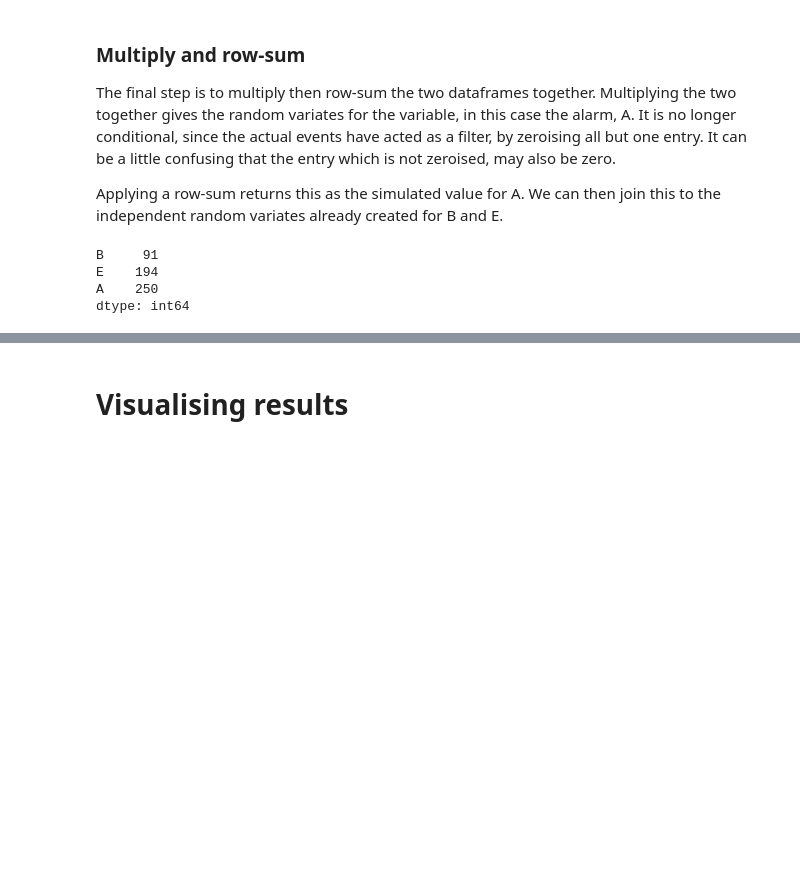
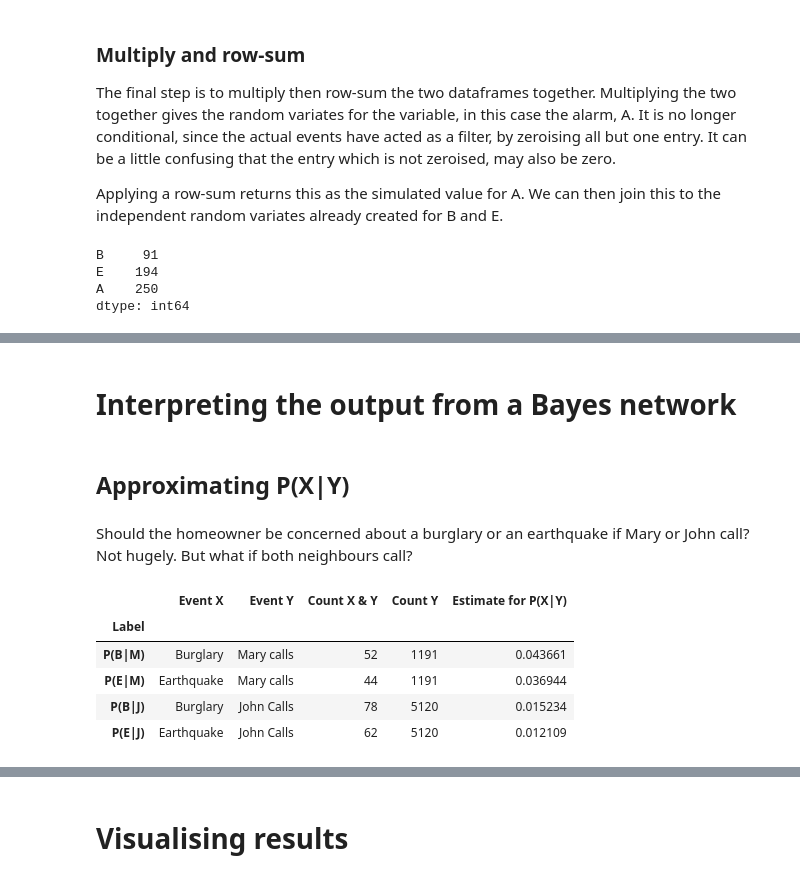
Before and after one commit to ludosil/BayesNet, a Jupyter notebook: notebooks/BayesNet.ipynb, the cells around one changed output, grey strips where cells are left out. Saved outputs shown, nothing was run; the diff lists cells and outputs as text; code cells hidden in the pictures; blank space fills up the shorter version.

```diff
--- a/notebooks/BayesNet.ipynb
+++ b/notebooks/BayesNet.ipynb
@@ -317,7 +317,7 @@ assert np.all(generate_actual_events(conditionals=[('B', 0),('E', 0)], random_va
 Now apply the same pattern as before.
 # %%
 actual_events = pd.concat([
-    pd.DataFrame({cd.conditionals: generate_actual_events(cd.conditionals, random_variates)}) for cd in conditional_distributions[var]
+    pd.DataFrame({str(cd.conditionals): generate_actual_events(cd.conditionals, random_variates)}) for cd in conditional_distributions[var]
 ], axis=1)
 
 actual_events
@@ -414,0 +402,7 @@ random_variates
+# %%
+random_variates_negation = random_variates.copy()
+random_variates_negation.columns = ['¬'+x for x in random_variates_negation.columns]
+random_variates_negation = 1-random_variates_negation
+
+random_variates = pd.concat([random_variates, random_variates_negation], axis=1)
+random_variates.sum()
@@ -414,0 +421,47 @@ random_variates
+# %% [markdown]
+# Interpreting the output from a Bayes network
+# %% [markdown]
+## Approximating P(X|Y)
+# %%
+all_vars = random_variates.columns
+count_x_and_y = {}
+count_y = {}
+for y in all_vars:
+    count_y[y] = random_variates[y].sum()
+    for x in all_vars:
+            count_x_and_y[(x,y)] = (random_variates[x] * random_variates[y]).sum()
+
+full_names = {
+    'B': 'Burglary',
+    'E': 'Earthquake',
+    'A': 'Alarm',
+    'M': 'Mary calls',
+    'J': 'John Calls',
+    '¬B': 'No burglary',
+    '¬E': 'No earthquake',
+    '¬A': 'No alarm',
+    '¬M': 'Mary does not call',
+    '¬J': 'John does not call'
+}
+
+summary_probabilities_df = pd.concat([pd.DataFrame({
+    'Label': f'P({x}|{y})',
+    'Event X': full_names[x],
+    'Event Y': full_names[y],
+    'Count X & Y': cxy,
+    'Count Y': count_y[y],
+    'Estimate for P(X|Y)': cxy / count_y[y]
+}, index=[0]) for ((x,y),cxy) in count_x_and_y.items()])
+
+summary_probabilities_df.set_index('Label', inplace=True)
+# %% [markdown]
+Should the homeowner be concerned about a burglary or an earthquake if Mary or John call? Not hugely. But what if both neighbours call?
+# %%
+summary_probabilities_df.loc[['P(B|M)', 'P(E|M)', 'P(B|J)', 'P(E|J)'],:]
+# %% [output]
+|  | Event X | Event Y | Count X & Y | Count Y | Estimate for P(X|Y) |
+| Label |  |  |  |  |  |
+| P(B|M) | Burglary | Mary calls | 52 | 1191 | 0.043661 |
+| P(E|M) | Earthquake | Mary calls | 44 | 1191 | 0.036944 |
+| P(B|J) | Burglary | John Calls | 78 | 5120 | 0.015234 |
+| P(E|J) | Earthquake | John Calls | 62 | 5120 | 0.012109 |
```
Also changed, not shown: parts of 15 cells of this notebook.
